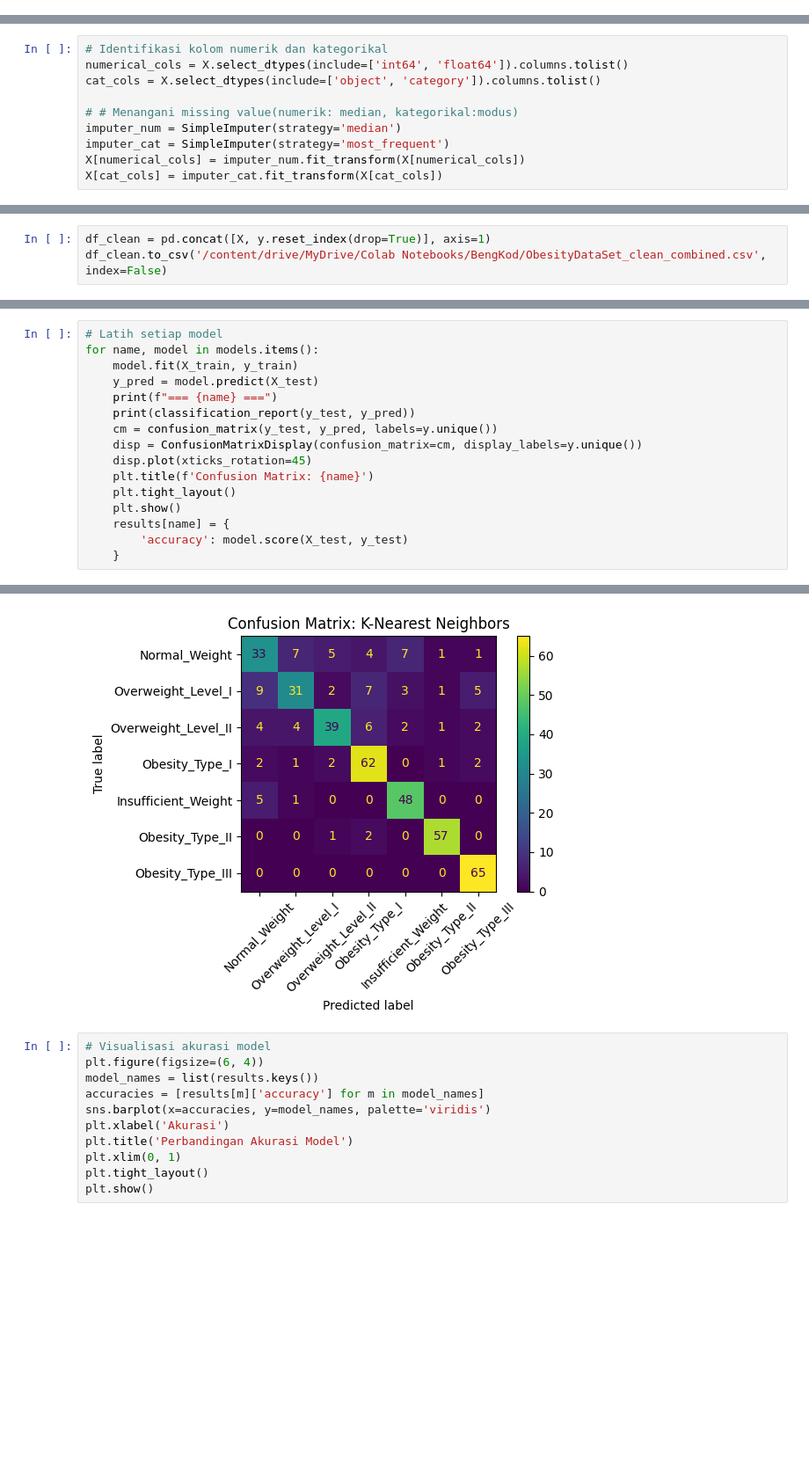
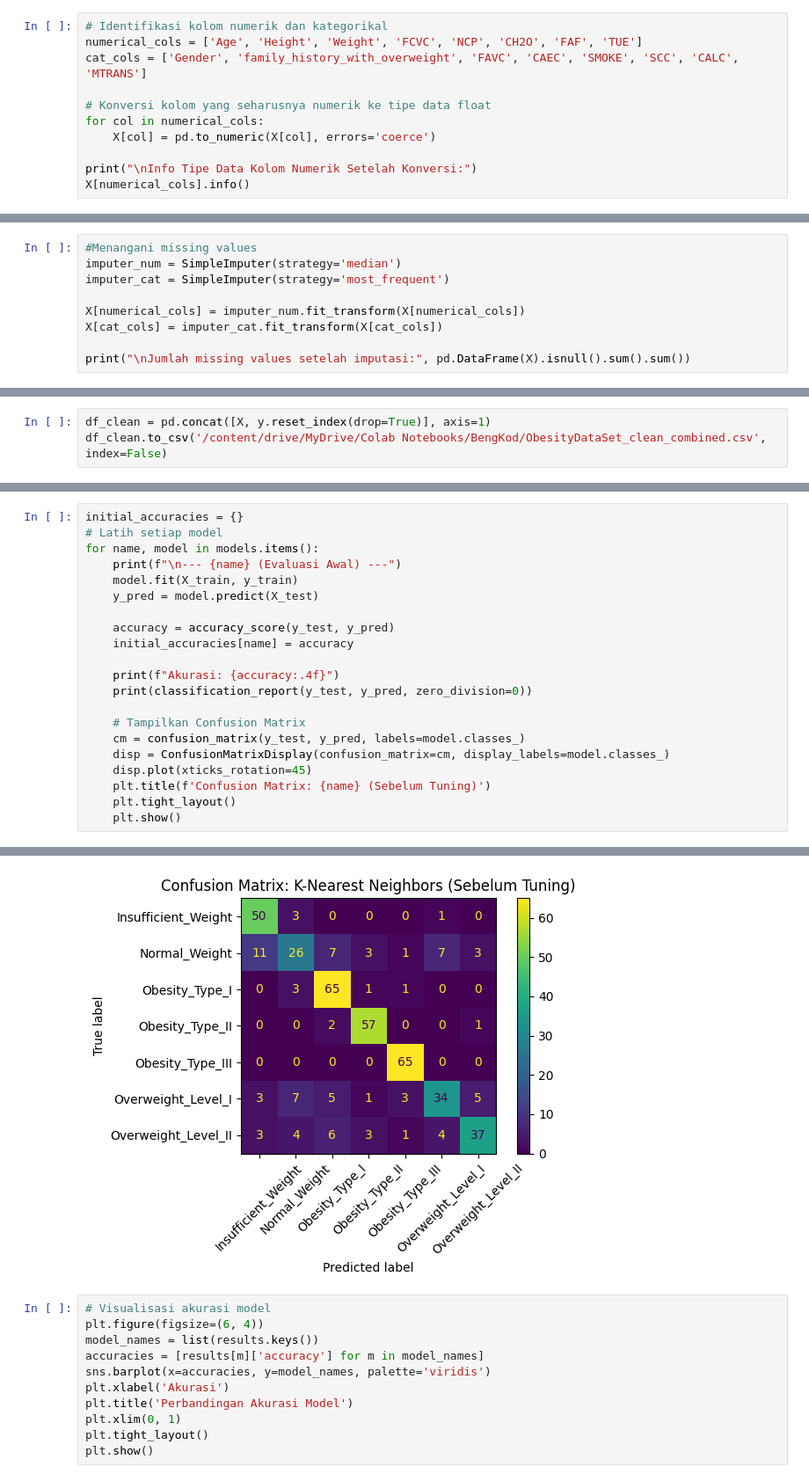
Before and after one commit to SatriyaPratama/Bengkel-Koding, a Jupyter notebook: Bengkod.ipynb, the cells around one changed output, grey strips where cells are left out. Shown at 88% size. Drawn from its saved outputs; the diff is of its cells as text; blank space fills up the shorter version.

```diff
--- a/Bengkod.ipynb
+++ b/Bengkod.ipynb
@@ -218,3 +221,14 @@ y = df[target_col].copy()
 print(f"Shapes – X: {X.shape}, y: {y.shape}")
 # %% [output]
 Shapes – X: (2111, 16), y: (2111,)
+# %%
+# Identifikasi kolom numerik dan kategorikal
+numerical_cols = ['Age', 'Height', 'Weight', 'FCVC', 'NCP', 'CH2O', 'FAF', 'TUE']
+cat_cols = ['Gender', 'family_history_with_overweight', 'FAVC', 'CAEC', 'SMOKE', 'SCC', 'CALC', 'MTRANS']
+
+# Konversi kolom yang seharusnya numerik ke tipe data float
+for col in numerical_cols:
+    X[col] = pd.to_numeric(X[col], errors='coerce')
+
+print("\nInfo Tipe Data Kolom Numerik Setelah Konversi:")
+X[numerical_cols].info()
@@ -221,10 +252,9 @@ Shapes – X: (2111, 16), y: (2111,)
 # %%
-# Identifikasi kolom numerik dan kategorikal
-numerical_cols = X.select_dtypes(include=['int64', 'float64']).columns.tolist()
-cat_cols = X.select_dtypes(include=['object', 'category']).columns.tolist()
-
-# # Menangani missing value(numerik: median, kategorikal:modus)
+#Menangani missing values
 imputer_num = SimpleImputer(strategy='median')
 imputer_cat = SimpleImputer(strategy='most_frequent')
+
 X[numerical_cols] = imputer_num.fit_transform(X[numerical_cols])
 X[cat_cols] = imputer_cat.fit_transform(X[cat_cols])
+
+print("\nJumlah missing values setelah imputasi:", pd.DataFrame(X).isnull().sum().sum())
@@ -296,17 +339,22 @@ results = {}
 # %%
+initial_accuracies = {}
 # Latih setiap model
 for name, model in models.items():
+    print(f"\n--- {name} (Evaluasi Awal) ---")
     model.fit(X_train, y_train)
     y_pred = model.predict(X_test)
-    print(f"=== {name} ===")
-    print(classification_report(y_test, y_pred))
-    cm = confusion_matrix(y_test, y_pred, labels=y.unique())
-    disp = ConfusionMatrixDisplay(confusion_matrix=cm, display_labels=y.unique())
+
+    accuracy = accuracy_score(y_test, y_pred)
+    initial_accuracies[name] = accuracy
+
+    print(f"Akurasi: {accuracy:.4f}")
+    print(classification_report(y_test, y_pred, zero_division=0))
+
+    # Tampilkan Confusion Matrix
+    cm = confusion_matrix(y_test, y_pred, labels=model.classes_)
+    disp = ConfusionMatrixDisplay(confusion_matrix=cm, display_labels=model.classes_)
     disp.plot(xticks_rotation=45)
-    plt.title(f'Confusion Matrix: {name}')
+    plt.title(f'Confusion Matrix: {name} (Sebelum Tuning)')
     plt.tight_layout()
     plt.show()
-    results[name] = {
-        'accuracy': model.score(X_test, y_test)
-    }
 # %% [output]
@@ -357,4 +408,4 @@ Overweight_Level_II       0.80      0.67      0.73        58
-[figure, old version]
+[figure, new version]
 # %%
 # Visualisasi akurasi model
 plt.figure(figsize=(6, 4))
```
Also changed, not shown: parts of 23 cells of this notebook.
